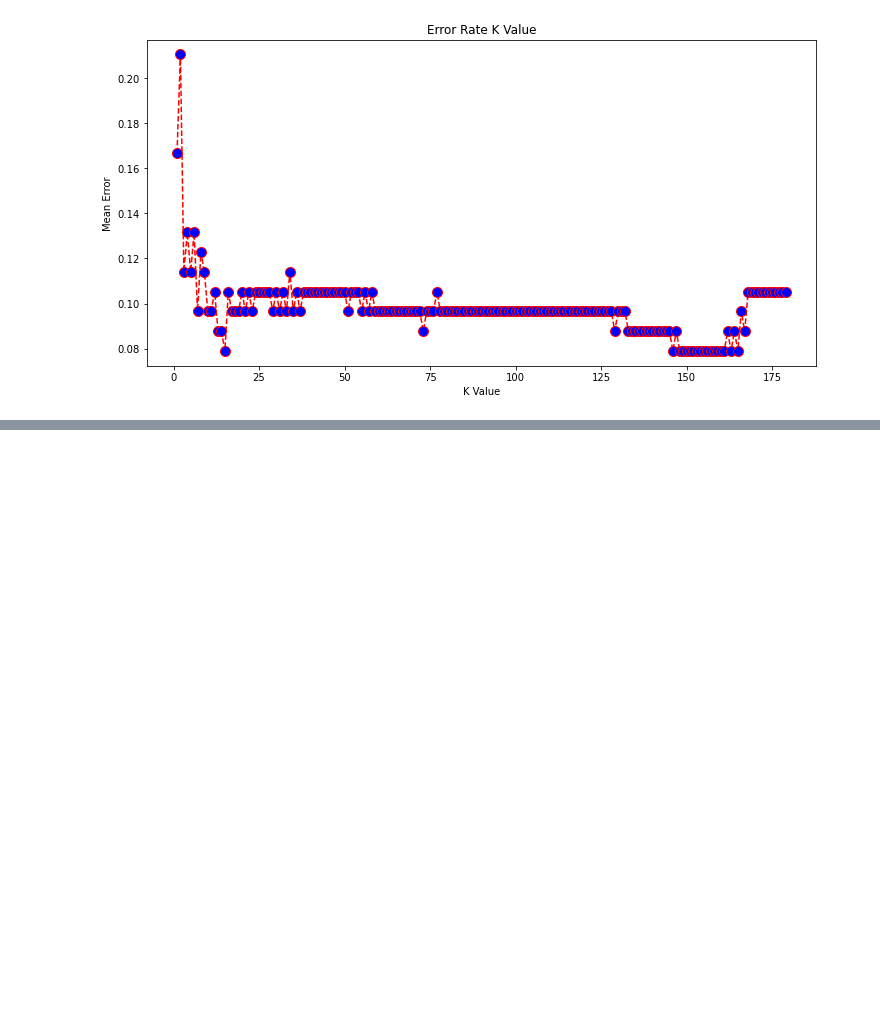
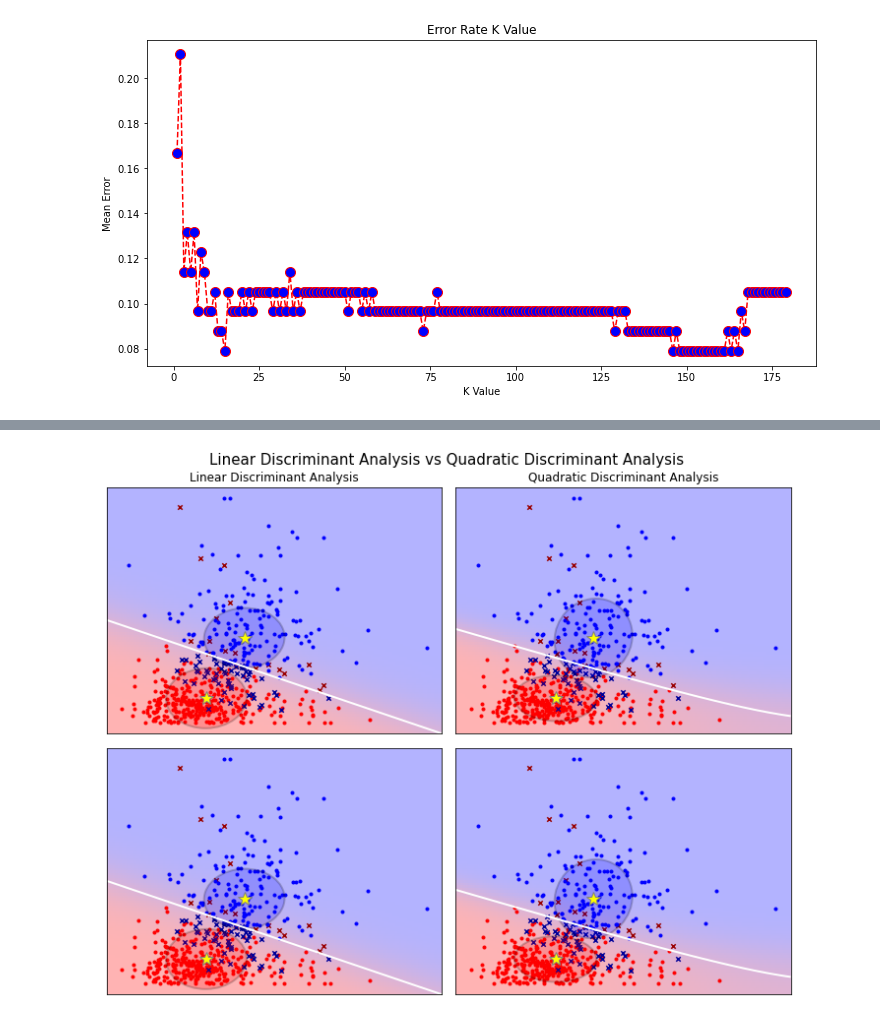
Before and after one commit to moticilla/classificationproblem, a Jupyter notebook: py_classification.ipynb, the cells around one changed output, grey strips where cells are left out. Saved outputs shown, nothing was run; the diff lists cells and outputs as text; code cells hidden in the pictures; blank space fills up the shorter version.

```diff
--- a/py_classification.ipynb
+++ b/py_classification.ipynb
@@ -143,0 +198,97 @@ plt.show()
+# %%
+# Plot functions
+def plot_data(lda, X, y, y_pred, fig_index):
+    splot = plt.subplot(2, 2, fig_index)
+    if fig_index == 1:
+        plt.title('Linear Discriminant Analysis')
+        plt.ylabel('')
+    elif fig_index == 2:
+        plt.title('Quadratic Discriminant Analysis')
+    elif fig_index == 3:
+        plt.ylabel('')
+
+    tp = (y == y_pred)  # True Positive
+    tp0, tp1 = tp[y == 0], tp[y == 1]
+    X0, X1 = X[y == 0], X[y == 1]
+    X0_tp, X0_fp = X0[tp0], X0[~tp0]
+    X1_tp, X1_fp = X1[tp1], X1[~tp1]
+
+    # class 0: dots
+    plt.scatter(X0_tp[:, 0], X0_tp[:, 1], marker='.', color='red')
+    plt.scatter(X0_fp[:, 0], X0_fp[:, 1], marker='x',
+                s=20, color='#990000')  # dark red
+
+    # class 1: dots
+    plt.scatter(X1_tp[:, 0], X1_tp[:, 1], marker='.', color='blue')
+    plt.scatter(X1_fp[:, 0], X1_fp[:, 1], marker='x',
+                s=20, color='#000099')  # dark blue
+
+    # class 0 and 1 : areas
+    nx, ny = 200, 100
+    x_min, x_max = plt.xlim()
+    y_min, y_max = plt.ylim()
+    xx, yy = np.meshgrid(np.linspace(x_min, x_max, nx),
+                         np.linspace(y_min, y_max, ny))
+    Z = lda.predict_proba(np.c_[xx.ravel(), yy.ravel()])
+    Z = Z[:, 1].reshape(xx.shape)
+    plt.pcolormesh(xx, yy, Z, cmap='red_blue_classes',
+                   norm=colors.Normalize(0., 1.), zorder=0)
+    plt.contour(xx, yy, Z, [0.5], linewidths=2., colors='white')
+
+    # means
+    plt.plot(lda.means_[0][0], lda.means_[0][1],
+             '*', color='yellow', markersize=15, markeredgecolor='grey')
+    plt.plot(lda.means_[1][0], lda.means_[1][1],
+             '*', color='yellow', markersize=15, markeredgecolor='grey')
+
+    return splot
+
+
+def plot_ellipse(splot, mean, cov, color):
+    v, w = linalg.eigh(cov)
+    u = w[0] / linalg.norm(w[0])
+    angle = np.arctan(u[1] / u[0])
+    angle = 180 * angle / np.pi  # convert to degrees
+    # filled Gaussian at 2 standard deviation
+    ell = mpl.patches.Ellipse(mean, 2 * v[0] ** 0.5, 2 * v[1] ** 0.5,
+                              180 + angle, facecolor=color,
+                              edgecolor='black', linewidth=2)
+    ell.set_clip_box(splot.bbox)
+    ell.set_alpha(0.2)
+    splot.add_artist(ell)
+    splot.set_xticks(())
+    splot.set_yticks(())
+
+
+def plot_lda_cov(lda, splot):
+    plot_ellipse(splot, lda.means_[0], lda.covariance_, 'red')
+    plot_ellipse(splot, lda.means_[1], lda.covariance_, 'blue')
+
+
+def plot_qda_cov(qda, splot):
+    plot_ellipse(splot, qda.means_[0], qda.covariance_[0], 'red')
+    plot_ellipse(splot, qda.means_[1], qda.covariance_[1], 'blue')
+
+
+plt.figure(figsize=(10, 8), facecolor='white')
+plt.suptitle('Linear Discriminant Analysis vs Quadratic Discriminant Analysis',
+             y=0.98, fontsize=15)
+for i, (X, y) in enumerate([dataset_fixed_cov(), dataset_cov()]):
+    # Linear Discriminant Analysis
+    lda = LinearDiscriminantAnalysis(solver="svd", store_covariance=True)
+    y_pred = lda.fit(X, y).predict(X)
+    splot = plot_data(lda, X, y, y_pred, fig_index=2 * i + 1)
+    plot_lda_cov(lda, splot)
+    plt.axis('tight')
+
+    # Quadratic Discriminant Analysis
+    qda = QuadraticDiscriminantAnalysis(store_covariance=True)
+    y_pred = qda.fit(X, y).predict(X)
+    splot = plot_data(qda, X, y, y_pred, fig_index=2 * i + 2)
+    plot_qda_cov(qda, splot)
+    plt.axis('tight')
+plt.tight_layout()
+plt.subplots_adjust(top=0.92)
+plt.show()
+# %% [output]
+[figure, added]
```
Also changed, not shown: parts of 3 cells of this notebook.
